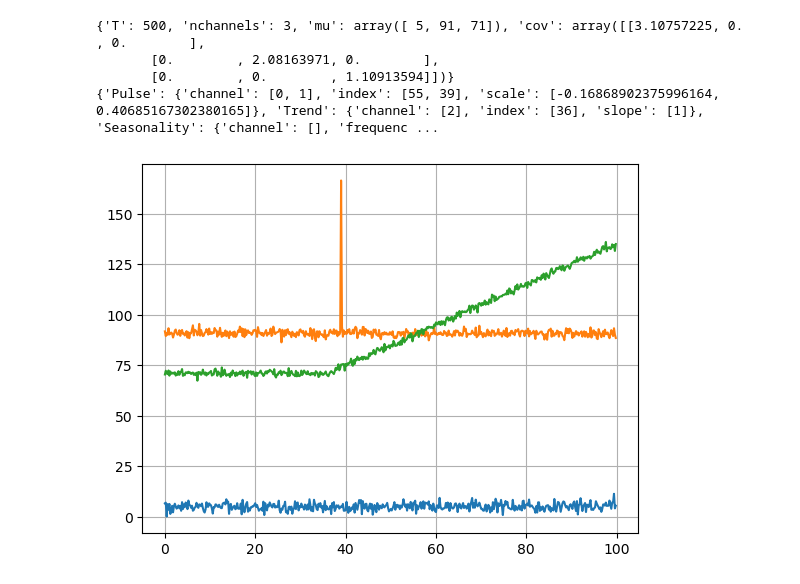
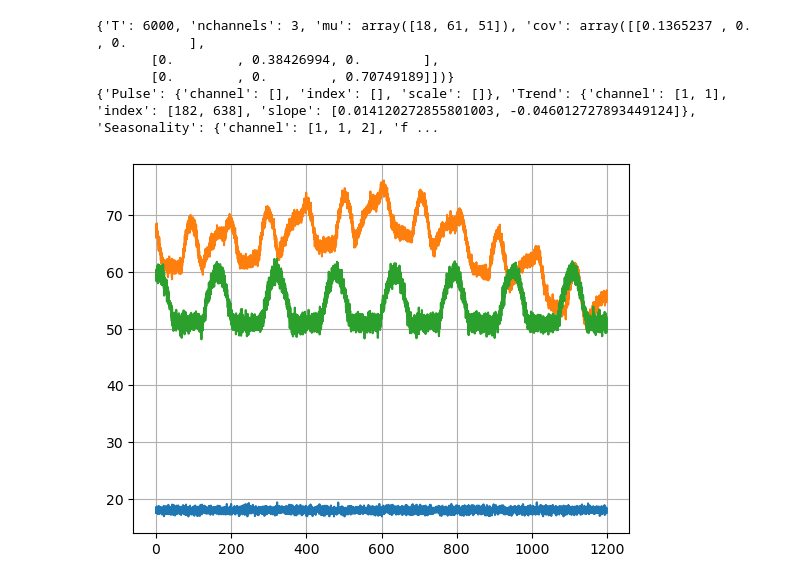
Before and after one commit to AnisKadri/VAE, a Jupyter notebook: draft_pipe.ipynb, the cells around one changed output. Drawn from its saved outputs; the diff is of its cells as text; code cells hidden in the pictures.

```diff
--- a/draft_pipe.ipynb
+++ b/draft_pipe.ipynb
@@ -168,41 +20,41 @@ def test(vae, test_loader, criterion, device):
 # %%
 # all parameters for generating the time series should be configured in this cell
-time = 100
+time = 1200
 step = 0.2
 val = 100
 n_channels = 3
 effects = {
     "Pulse": {
-        "number":2,
+        "number":0,
         "max_gain":5
         },
     "Trend": {
-        "number":1,
-        "max_slope":3
+        "number":2,
+        "max_slope":0.1
         },
     "Seasonality": {
-        "number":0,
-        "frequency_range":(10, 30),
-        "amplitude_range":(10, 20),
+        "number":3,
+        "frequency_range":(1, 5),
+        "amplitude_range":(5, 15),
         }
     }
 
 ### Init Model
-latent_dims = 10
-L = 30
+latent_dims = 8
+L = 100
 device = 'cuda' if torch.cuda.is_available() else 'cpu'
 
 v = vae(n_channels, L, latent_dims)
-opt = optim.Adam(v.parameters())
+opt = optim.Adam(v.parameters(), lr = 0.001)
 # %%
 X = Gen(time, step, val, n_channels, effects)
-serie, params, e_params = X.parameters()
+x, params, e_params = X.parameters()
 print(params)
 print(e_params)
 X.show()
 # %% [output]
-{'T': 500, 'nchannels': 3, 'mu': array([ 5, 91, 71]), 'cov': array([[3.10757225, 0.        , 0.        ],
-       [0.        , 2.08163971, 0.        ],
-       [0.        , 0.        , 1.10913594]])}
-{'Pulse': {'channel': [0, 1], 'index': [55, 39], 'scale': [-0.16868902375996164, 0.40685167302380165]}, 'Trend': {'channel': [2], 'index': [36], 'slope': [1]}, 'Seasonality': {'channel': [], 'frequenc ...
+{'T': 6000, 'nchannels': 3, 'mu': array([18, 61, 51]), 'cov': array([[0.1365237 , 0.        , 0.        ],
+       [0.        , 0.38426994, 0.        ],
+       [0.        , 0.        , 0.70749189]])}
+{'Pulse': {'channel': [], 'index': [], 'scale': []}, 'Trend': {'channel': [1, 1], 'index': [182, 638], 'slope': [0.014120272855801003, -0.046012727893449124]}, 'Seasonality': {'channel': [1, 1, 2], 'f ...
-[figure, old version]
+[figure, new version]
```
Also changed, not shown: parts of 19 cells of this notebook, 3 other files.
